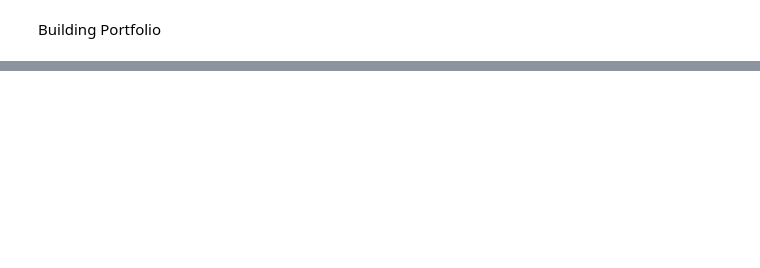
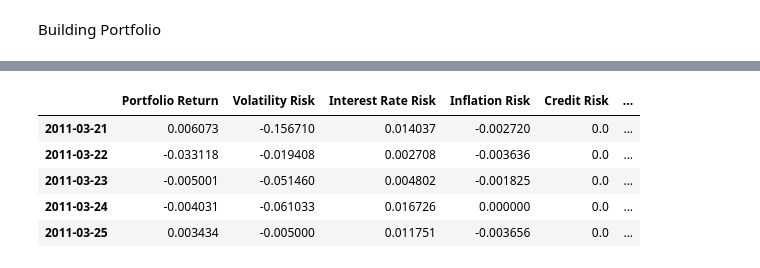
Before and after one commit to AlgoGators/factor_model, a Jupyter notebook: factorModeling.ipynb, the cells around one changed output, grey strips where cells are left out. Saved outputs shown, nothing was run; the diff lists cells and outputs as text; code cells hidden in the pictures; blank space fills up the shorter version.

```diff
--- a/factorModeling.ipynb
+++ b/factorModeling.ipynb
@@ -104,0 +79,10 @@ GridSearchCV(cv=TimeSeriesSplit(gap=0, max_train_size=None, n_splits=5, test_siz
+# %%
+combined_returns = utils.prepare_data(portfolio_returns, factor_returns)
+combined_returns.head()
+# %% [output]
+|  | Portfolio Return | Volatility Risk | Interest Rate Risk | Inflation Risk | Credit Risk | ... |
+| 2011-03-21 | 0.006073 | -0.156710 | 0.014037 | -0.002720 | 0.0 | ... |
+| 2011-03-22 | -0.033118 | -0.019408 | 0.002708 | -0.003636 | 0.0 | ... |
+| 2011-03-23 | -0.005001 | -0.051460 | 0.004802 | -0.001825 | 0.0 | ... |
+| 2011-03-24 | -0.004031 | -0.061033 | 0.016726 | 0.000000 | 0.0 | ... |
+| 2011-03-25 | 0.003434 | -0.005000 | 0.011751 | -0.003656 | 0.0 | ... |
```
Also changed, not shown: parts of 13 cells of this notebook, 1 other file.
